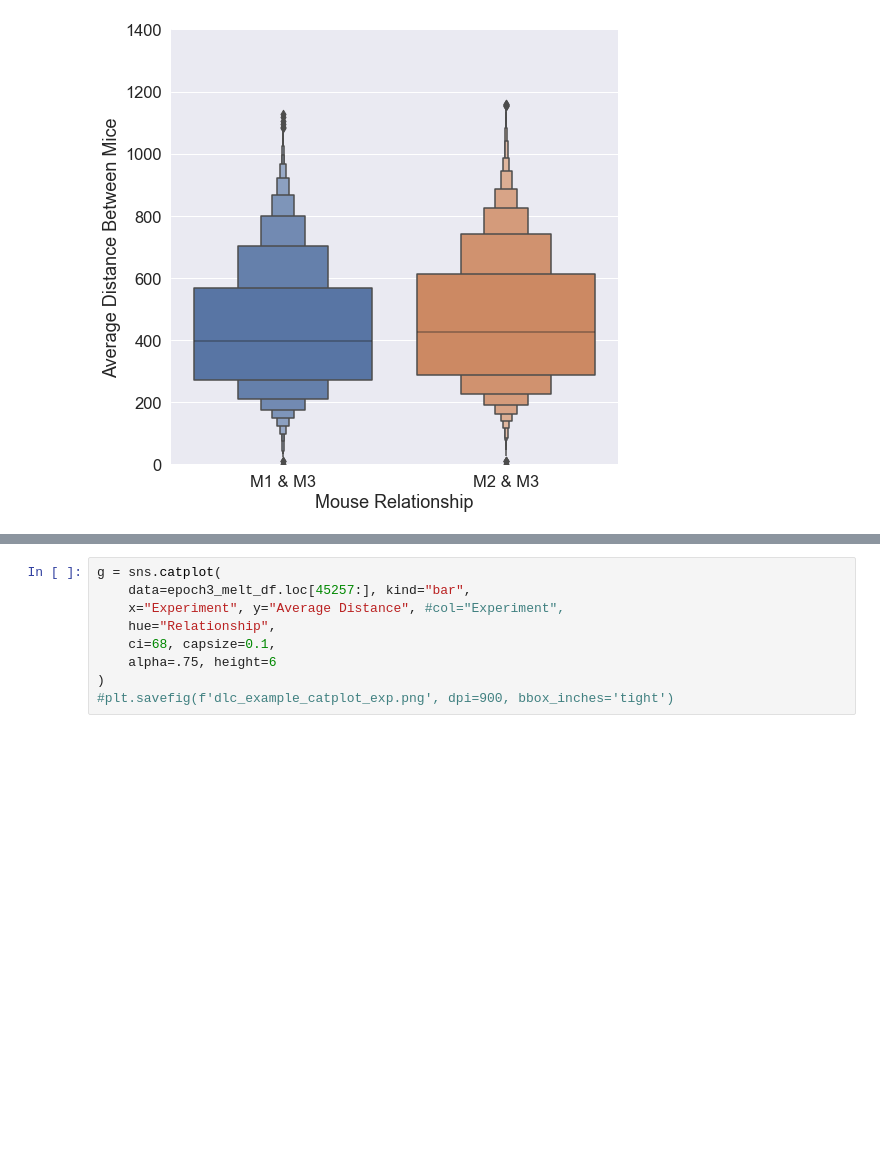
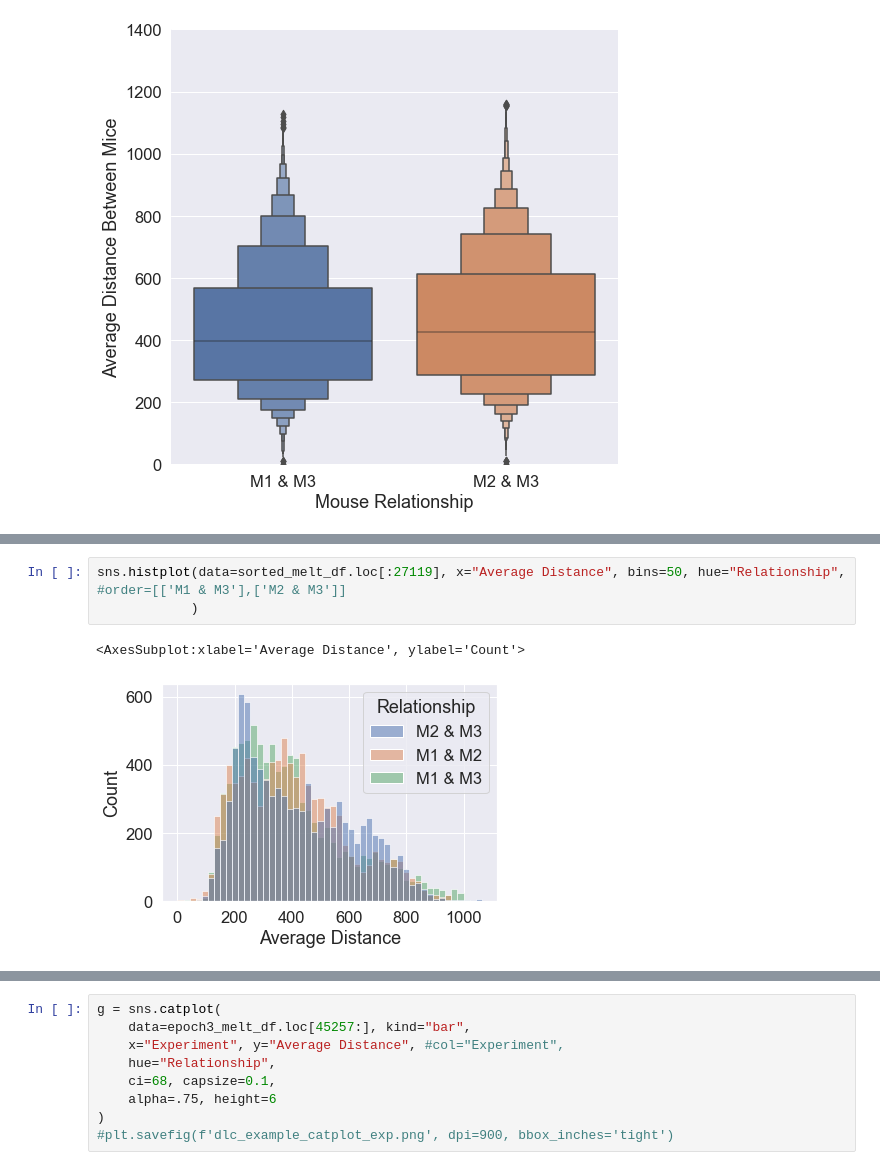
Before and after one commit to Frost-Lab-Utah/DLC, a Jupyter notebook: DLC_WT_social_trial.ipynb, the cells around one changed output, grey strips where cells are left out. Saved outputs shown, nothing was run; the diff lists cells and outputs as text; blank space fills up the shorter version.

```diff
--- a/DLC_WT_social_trial.ipynb
+++ b/DLC_WT_social_trial.ipynb
@@ -722,0 +726,6 @@ sns.despine(left=True, bottom=True)
+# %%
+sns.histplot(data=sorted_melt_df.loc[:27119], x="Average Distance", bins=50, hue="Relationship", #order=[['M1 & M3'],['M2 & M3']]
+            )
+# %% [output]
+<AxesSubplot:xlabel='Average Distance', ylabel='Count'>
+[figure, added]
```
Also changed, not shown: parts of 19 cells of this notebook.
